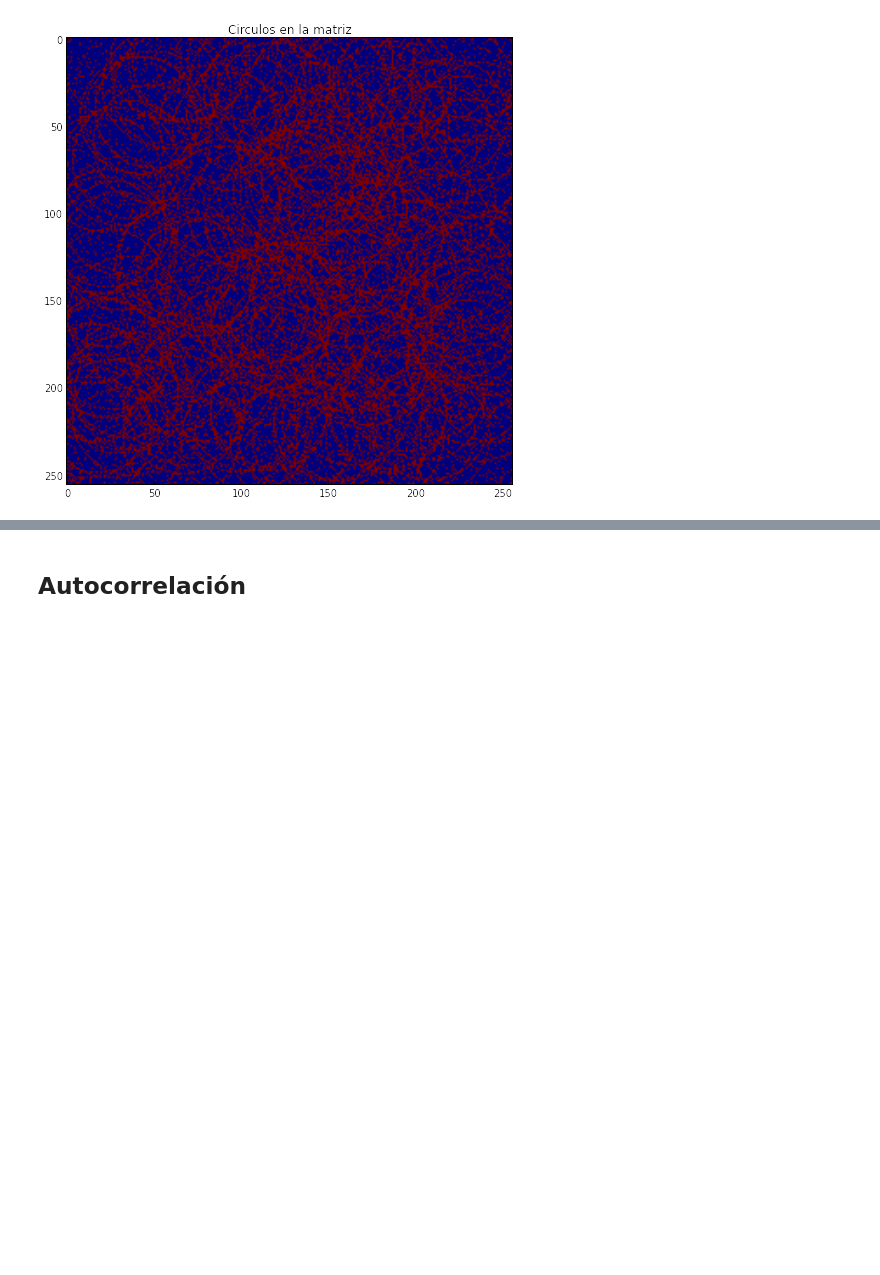
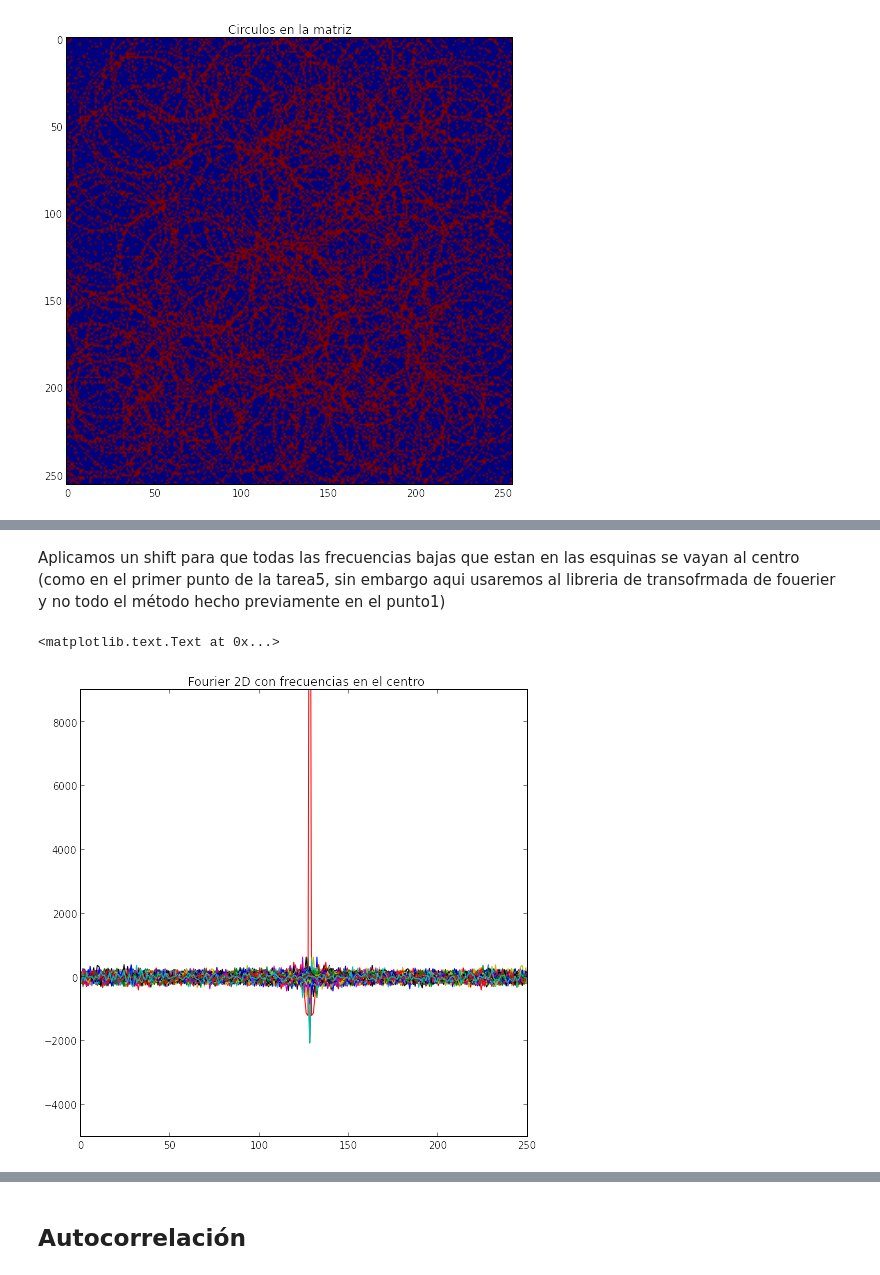
Before and after one commit to LinaPerez/PerezAngel_GarzonAlvarado_hw5, a Jupyter notebook: Diametro_circulos.ipynb, the cells around one changed output, grey strips where cells are left out. Drawn from its saved outputs; the diff is of its cells as text; code cells hidden in the pictures; blank space fills up the shorter version.

```diff
--- a/Diametro_circulos.ipynb
+++ b/Diametro_circulos.ipynb
@@ -81,0 +91,12 @@ plt.title("TRansformada de Fourier de la matriz")
+# %% [markdown]
+Aplicamos un shift para que todas las frecuencias bajas que estan en las esquinas se vayan al centro (como en el primer punto de la tarea5, sin embargo aqui usaremos al libreria de transofrmada de fouerier y no todo el método hecho previamente en el punto1)
+# %%
+sh = fftshift(fft_matrixx)
+fig=figure(figsize=(8,8))
+plt.plot(sh)
+xlim([0, 250])
+ylim([-5000, 9000])
+plt.title(" Fourier 2D con frecuencias en el centro")
+# %% [output]
+<matplotlib.text.Text at 0x...>
+[figure, added]
```
Also changed, not shown: parts of 10 cells of this notebook.
